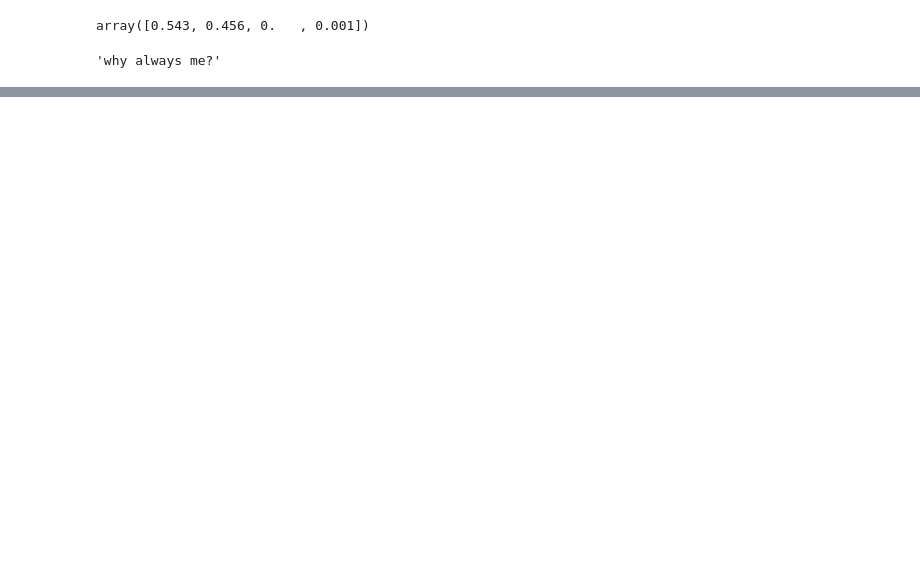
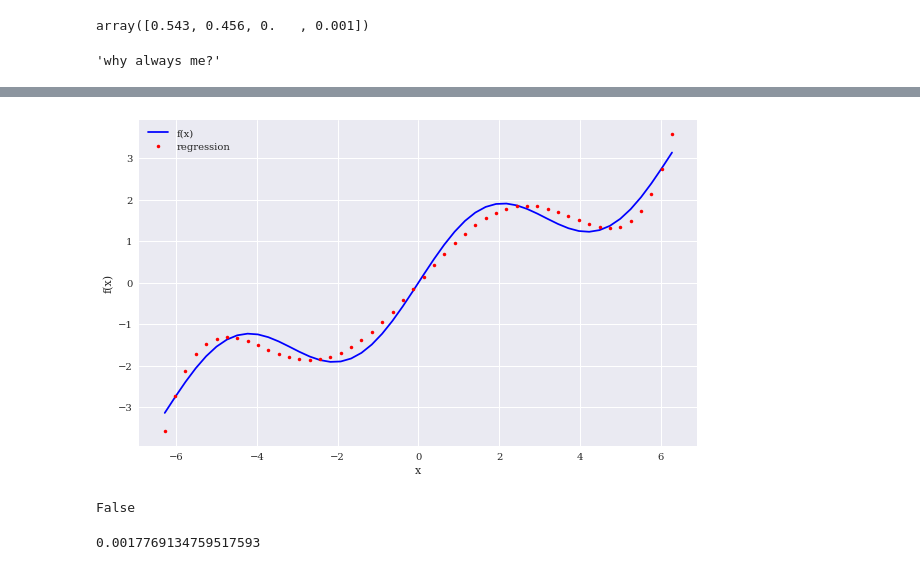
Before and after one commit to HaoLiNick/quantbasic, a Jupyter notebook: portfolioopt.ipynb, the cells around one changed output, grey strips where cells are left out. Saved outputs shown, nothing was run; the diff lists cells and outputs as text; code cells hidden in the pictures; blank space fills up the shorter version.

```diff
--- a/portfolioopt.ipynb
+++ b/portfolioopt.ipynb
@@ -176,0 +266,5 @@ array([0.543, 0.456, 0.   , 0.001])
+# %%
+create_plot([x,x],[f(x),ry],['b','r.'],
+           ['f(x)','regression'],['x','f(x)'])
+# %% [output]
+[figure, added]
@@ -176,0 +274,8 @@ array([0.543, 0.456, 0.   , 0.001])
+# %%
+np.allclose(f(x), ry)
+# %% [output]
+False
+# %%
+np.mean((f(x) - ry) ** 2)
+# %% [output]
+0.0017769134759517593
```
Also changed, not shown: parts of 60 cells of this notebook.
